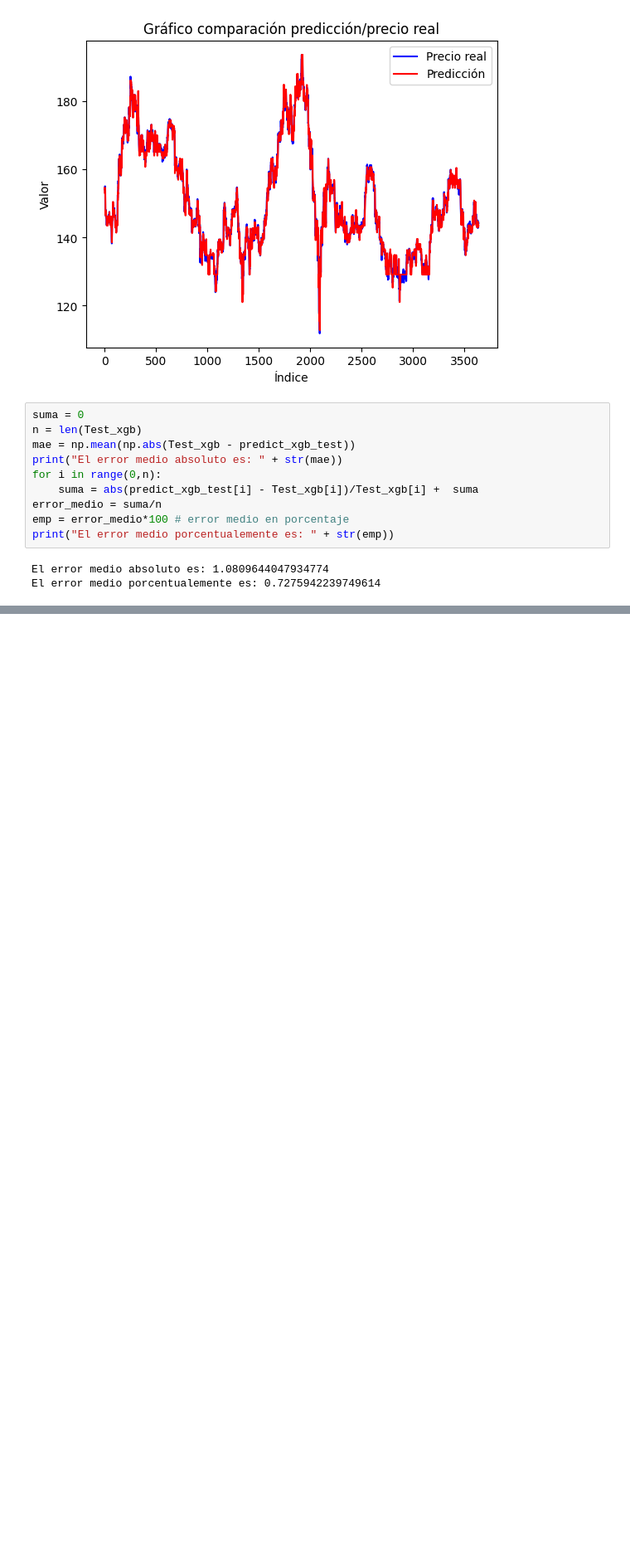
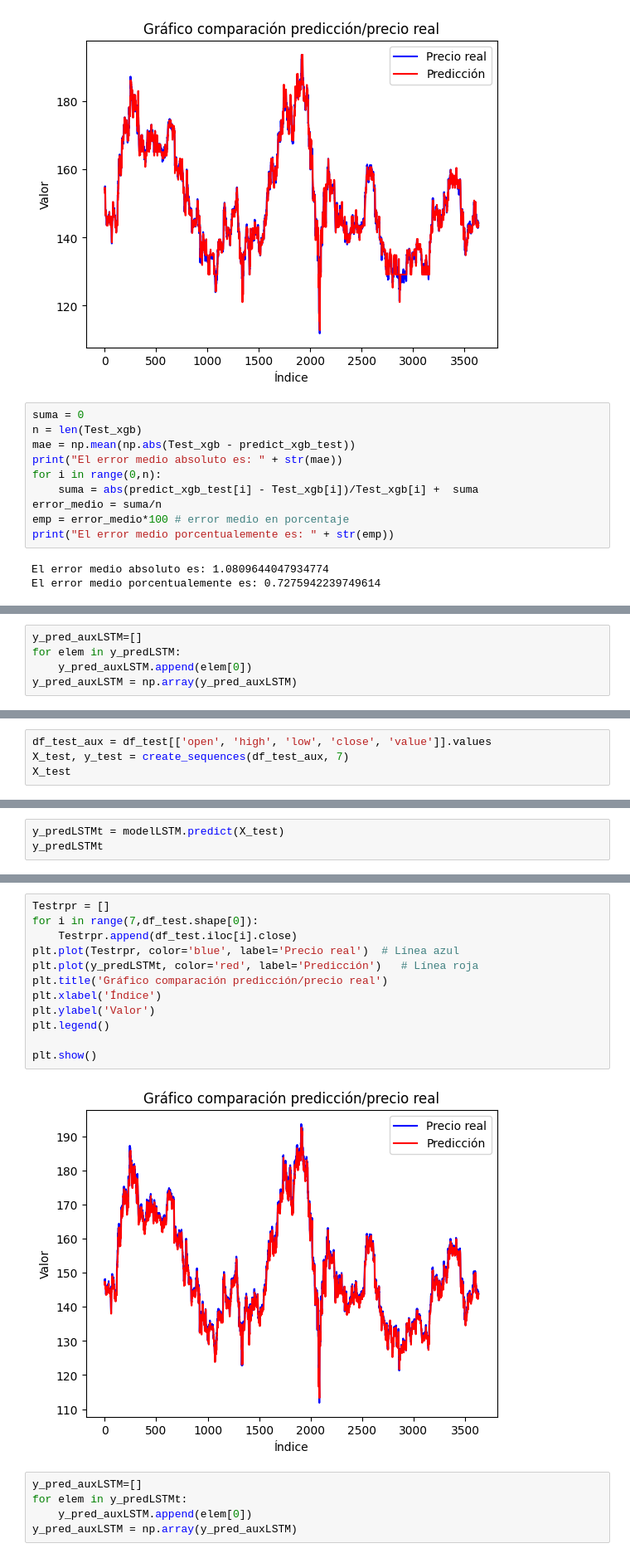
Before and after one commit to Raul-Gonzalez-M/TFG, a Jupyter notebook: codigo/RandomForestSolanaHconIMC.ipynb, the cells around one changed output, grey strips where cells are left out. Shown: that part at 83% size. Cells and saved outputs as stored; diff of their text form; blank space fills up the shorter version.

```diff
--- a/codigo/RandomForestSolanaHconIMC.ipynb
+++ b/codigo/RandomForestSolanaHconIMC.ipynb
@@ -370,0 +652,5 @@ El error medio porcentualemente es: 0.7275942239749614
+# %%
+y_pred_auxLSTM=[]
+for elem in y_predLSTM:
+    y_pred_auxLSTM.append(elem[0])
+y_pred_auxLSTM = np.array(y_pred_auxLSTM)
@@ -370,0 +672,4 @@ El error medio porcentualemente es: 0.7275942239749614
+# %%
+df_test_aux = df_test[['open', 'high', 'low', 'close', 'value']].values
+X_test, y_test = create_sequences(df_test_aux, 7)
+X_test
@@ -370,0 +694,3 @@ El error medio porcentualemente es: 0.7275942239749614
+# %%
+y_predLSTMt = modelLSTM.predict(X_test)
+y_predLSTMt
@@ -370,0 +706,19 @@ El error medio porcentualemente es: 0.7275942239749614
+# %%
+Testrpr = []
+for i in range(7,df_test.shape[0]):
+    Testrpr.append(df_test.iloc[i].close)
+plt.plot(Testrpr, color='blue', label='Precio real')  # Línea azul
+plt.plot(y_predLSTMt, color='red', label='Predicción')   # Línea roja
+plt.title('Gráfico comparación predicción/precio real')
+plt.xlabel('Índice')
+plt.ylabel('Valor')
+plt.legend()
+
+plt.show()
+# %% [output]
+[figure, added]
+# %%
+y_pred_auxLSTM=[]
+for elem in y_predLSTMt:
+    y_pred_auxLSTM.append(elem[0])
+y_pred_auxLSTM = np.array(y_pred_auxLSTM)
```
Also changed, not shown: parts of 33 cells of this notebook, 2 other files.
